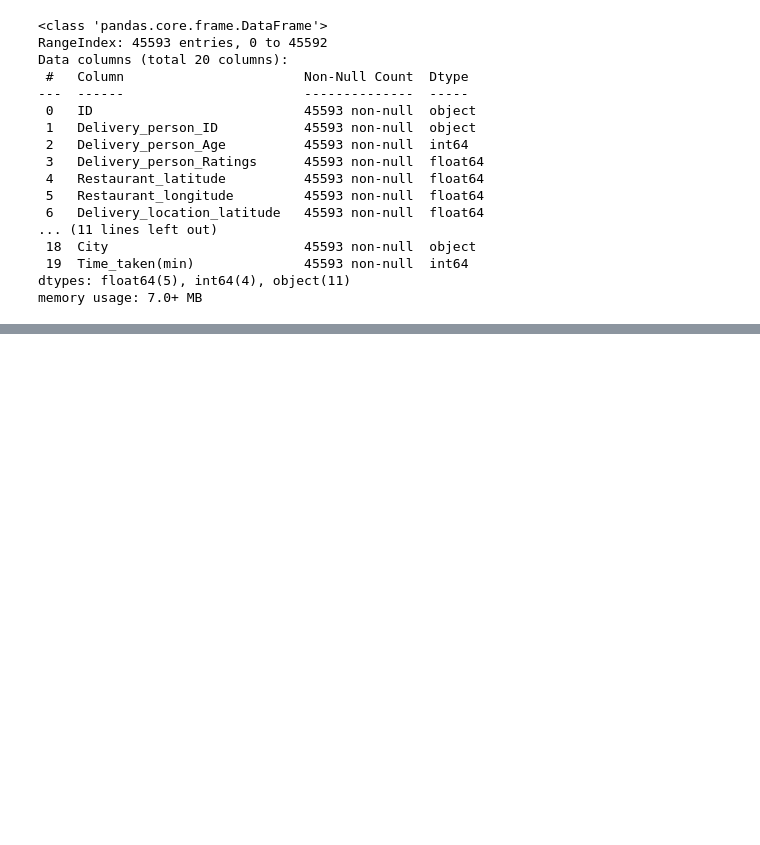
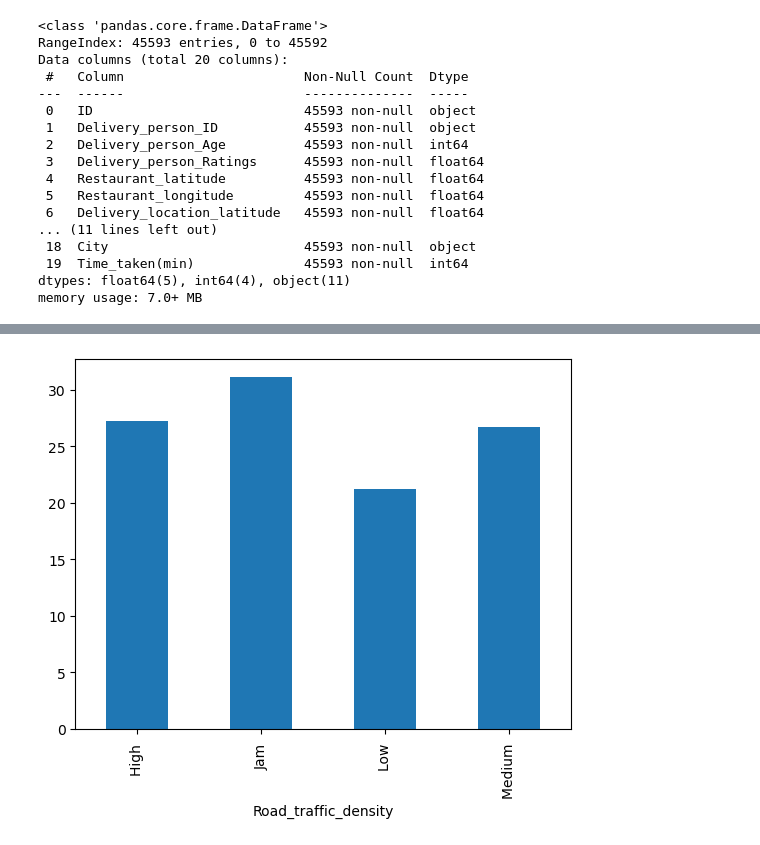
Before and after one commit to UDIT30kaushik/DeliveryDelayPrediction, a Jupyter notebook: notebooks/delivery_delay_prediction.ipynb, the cells around one changed output, grey strips where cells are left out. Saved outputs shown, nothing was run; the diff lists cells and outputs as text; code cells hidden in the pictures; blank space fills up the shorter version.

```diff
--- a/notebooks/delivery_delay_prediction.ipynb
+++ b/notebooks/delivery_delay_prediction.ipynb
@@ -247,0 +348,5 @@ memory usage: 7.0+ MB
+# %%
+df["Road_traffic_density"] = (
+    df["Road_traffic_density"]
+    .replace("NaN ", pd.NA)
+)
@@ -247,0 +387,9 @@ memory usage: 7.0+ MB
+# %%
+avg_time = df.groupby(
+    "Road_traffic_density"
+)["Time_taken(min)"].mean()
+
+avg_time.plot(kind="bar")
+plt.show()
+# %% [output]
+[figure, added]
```
Also changed, not shown: parts of 26 cells of this notebook.
